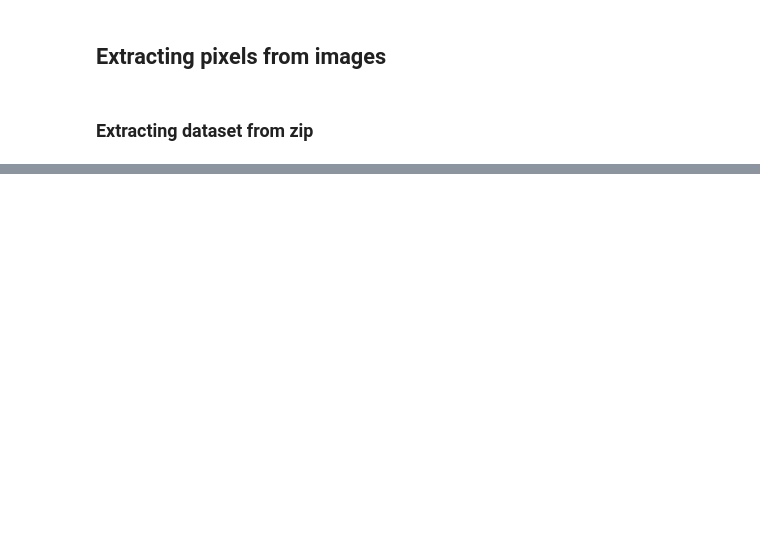
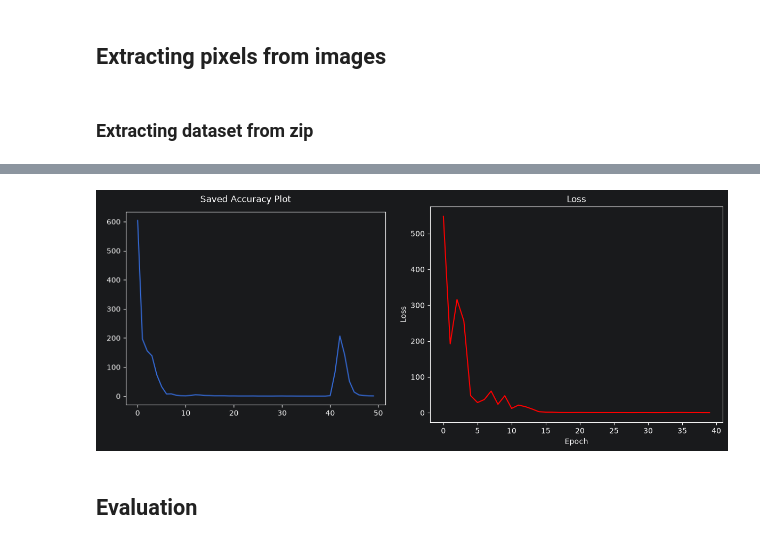
Before and after one commit to Yassinini/ML-CV-Learning, a Jupyter notebook: 1_Computer_Vision/SEC_5 Neural Networks for classification/NN for Classification.ipynb, the cells around one changed output, grey strips where cells are left out. Cells and saved outputs as stored; diff of their text form; code cells hidden in the pictures; blank space fills up the shorter version.

```diff
--- a/1_Computer_Vision/SEC_5 Neural Networks for classification/NN for Classification.ipynb
+++ b/1_Computer_Vision/SEC_5 Neural Networks for classification/NN for Classification.ipynb
@@ -45,0 +203,21 @@ print(image.shape)
+# %%
+img = cv.imread('output.png')
+img_rgb = cv.cvtColor(img, cv.COLOR_BGR2RGB)
+
+fig, axes = plt.subplots(1, 2, figsize=(12, 5))
+
+axes[0].imshow(img_rgb)
+axes[0].set_title("Saved Accuracy Plot")
+axes[0].axis('off')
+
+axes[1].plot(history.history['loss'], color='red')
+axes[1].set_title("Loss")
+axes[1].set_xlabel("Epoch")
+axes[1].set_ylabel("Loss")
+
+plt.tight_layout()
+plt.show()
+# %% [output]
+[figure, added]
+# %% [markdown]
+## Evaluation
```
Also changed, not shown: parts of 38 cells of this notebook, 20 other files.
